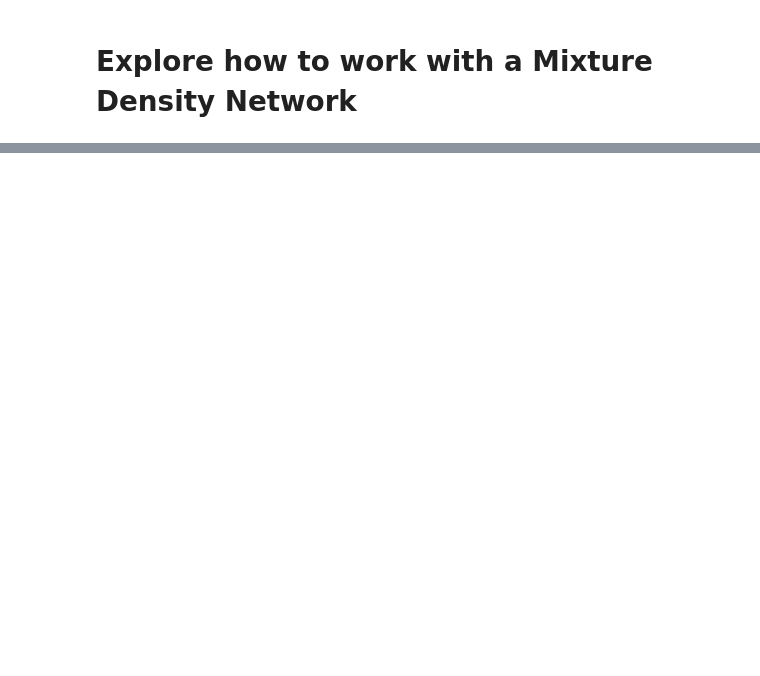
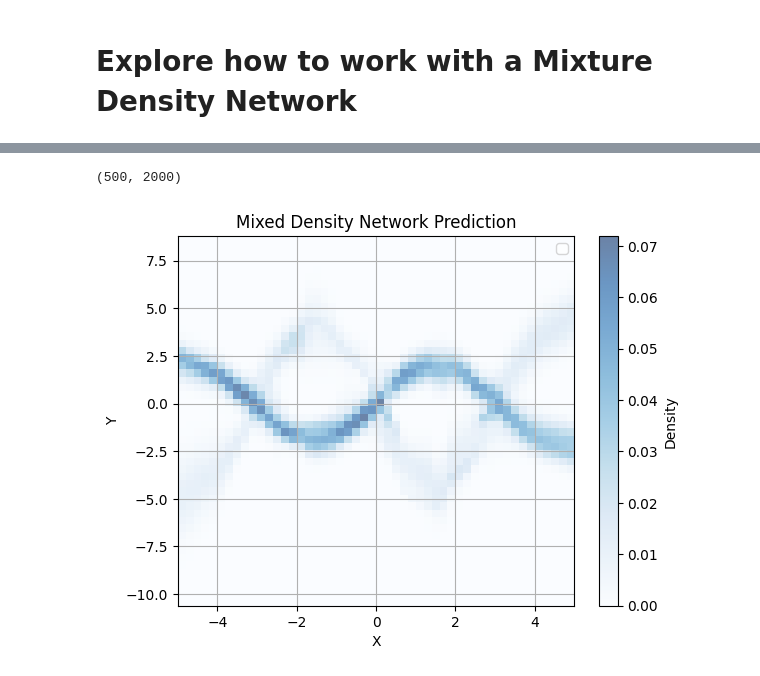
Before and after one commit to lboloni/BerryPicker, a Jupyter notebook: src/exploratory_experiments/Explore_MDN.ipynb, the cells around one changed output, grey strips where cells are left out. Cells and saved outputs as stored; diff of their text form; code cells hidden in the pictures; blank space fills up the shorter version.

```diff
--- a/src/exploratory_experiments/Explore_MDN.ipynb
+++ b/src/exploratory_experiments/Explore_MDN.ipynb
@@ -41,3 +66,20 @@ y_tensor = torch.FloatTensor(y_true)
+# %%
+# --- Example Usage ---
+# 1. Generate some synthetic data (e.g., a noisy sine wave)
+np.random.seed(42)
+num_samples = 1000
+X = np.random.rand(num_samples, 1) * 10 - 5 # Input in range [-5, 5]
+# X = np.random.uniform(-5, 5, num_samples)
+# ^ this creates just a vector, not the right shape
+y_true = np.sin(X) * 2 + np.random.randn(num_samples, 1) * 0.5 # Noisy sine wave
+
+# Introduce some multi-modality for demonstration
+# y_true[X[:, 0] > 2] += 2 # Shift part of the sine wave up
+# y_true[X[:, 0] < -2] -= 2 # Shift part of the sine wave down
+y_true[0:num_samples//3] = -2.0 * y_true[0:num_samples//3] # Shift part of the sine wave up
+
+X_tensor = torch.FloatTensor(X)
+y_tensor = torch.FloatTensor(y_true)
 # %%
 # Visualize the data
 x = X_tensor.numpy()
@@ -110,32 +182,28 @@ plt.legend()
 # %%
 
 # Plot the predictive distribution (e.g., by sampling or showing density contours)
 # A common way is to draw samples from the predicted mixture model
 num_samples_from_mdn = 2000
-y_samples = []
-for i in range(X_test.shape[0]):
-    # For each X_test point, sample from its predicted mixture distribution
-    mixture_idx = torch.multinomial(pi_pred[i, 0], num_samples=num_samples_from_mdn, replacement=True)
-    # Collect the chosen mu and sigma for these samples
-    chosen_mu = mu_pred[i, 0].gather(0, mixture_idx)
-    chosen_sigma = sigma_pred[i, 0].gather(0, mixture_idx)
-    # Sample from the corresponding Gaussian
-    m_sample = torch.distributions.Normal(loc=chosen_mu, scale=chosen_sigma)
-    y_samples.append(m_sample.sample())
 
-y_samples = torch.cat(y_samples).numpy()
+y_samples = model.sample(num_samples_from_mdn, mu_pred, sigma_pred, pi_pred)
+print(y_samples.shape)
+
+# retval = torch.cat(y_samples).numpy()
+# flatten out all the examples
+
+
 X_test_repeated = X_test.repeat_interleave(num_samples_from_mdn, dim=0).numpy()
-
 plt.hist2d(X_test_repeated.flatten(), y_samples.flatten(), bins=(50, 50), cmap='Blues', alpha=0.6, density=True)
 plt.colorbar(label='Density')
-
-
 plt.title('Mixed Density Network Prediction')
 plt.xlabel('X')
 plt.ylabel('Y')
 plt.legend()
 plt.grid(True)
 plt.show()
+# %% [output]
+(500, 2000)
+[figure, added]
 # %%
 
 # You can also visualize individual Gaussian components for a specific input X
```
Also changed, not shown: parts of 11 cells of this notebook, 3 other files.
